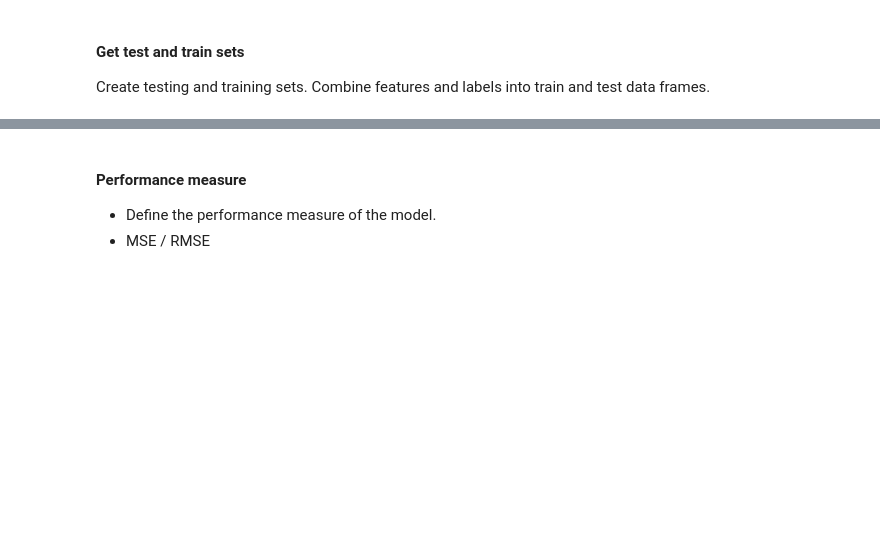
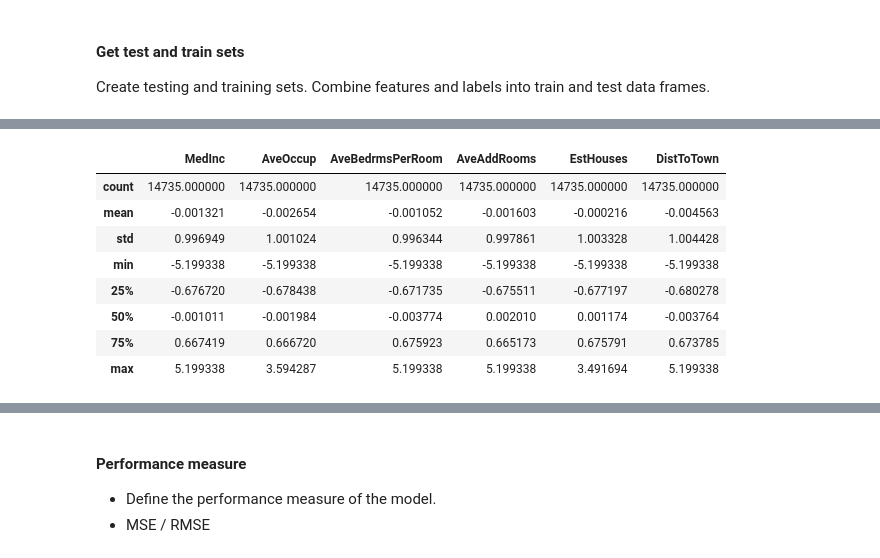
Before and after one commit to kaihulme/ml-analysis, a Jupyter notebook: notebooks/03_regression.ipynb, the cells around one changed output, grey strips where cells are left out. Drawn from its saved outputs; the diff is of its cells as text; code cells hidden in the pictures; blank space fills up the shorter version.

Commit message:
Fix pipeline

```diff
--- a/notebooks/03_regression.ipynb
+++ b/notebooks/03_regression.ipynb
@@ -673,0 +434,18 @@ data_test = pd.concat((y_test, X_test), axis=1)
+# %%
+import california_data_pipeline as cp
+import importlib
+importlib.reload(cp)
+
+X_train, X_test, y_train, y_test = cp.load_train_test()
+# %%
+X_train.describe()
+# %% [output]
+|  | MedInc | AveOccup | AveBedrmsPerRoom | AveAddRooms | EstHouses | DistToTown |
+| count | 14735.000000 | 14735.000000 | 14735.000000 | 14735.000000 | 14735.000000 | 14735.000000 |
+| mean | -0.001321 | -0.002654 | -0.001052 | -0.001603 | -0.000216 | -0.004563 |
+| std | 0.996949 | 1.001024 | 0.996344 | 0.997861 | 1.003328 | 1.004428 |
+| min | -5.199338 | -5.199338 | -5.199338 | -5.199338 | -5.199338 | -5.199338 |
+| 25% | -0.676720 | -0.678438 | -0.671735 | -0.675511 | -0.677197 | -0.680278 |
+| 50% | -0.001011 | -0.001984 | -0.003774 | 0.002010 | 0.001174 | -0.003764 |
+| 75% | 0.667419 | 0.666720 | 0.675923 | 0.665173 | 0.675791 | 0.673785 |
+| max | 5.199338 | 3.594287 | 5.199338 | 5.199338 | 3.491694 | 5.199338 |
```
Also changed, not shown: parts of 35 cells of this notebook, 2 other files.
